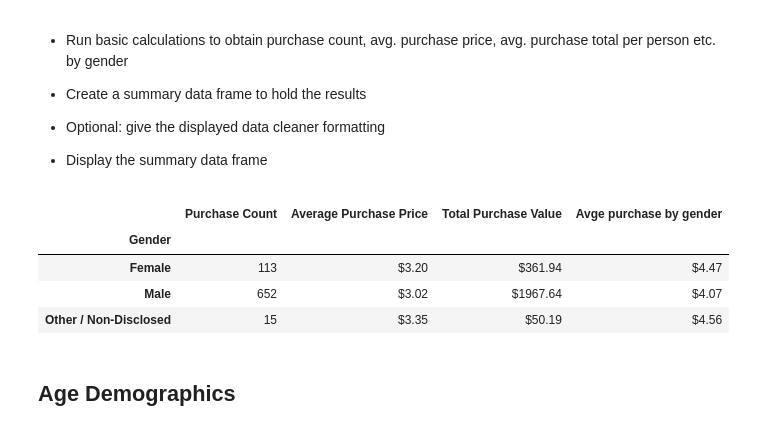
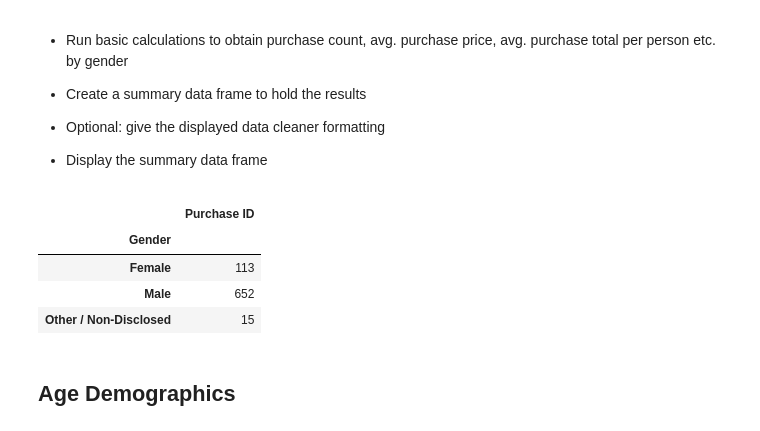
Before and after one commit to deytarb/pandas-challenge, a Jupyter notebook: HeroesOfPymoli_starter.ipynb, the cells around one changed output. Saved outputs shown, nothing was run; the diff lists cells and outputs as text; code cells hidden in the pictures.

```diff
--- a/HeroesOfPymoli_starter.ipynb
+++ b/HeroesOfPymoli_starter.ipynb
@@ -119,42 +123,22 @@ gender_demographics
 
 
 * Display the summary data frame
-# %%
-# Group by Gender
-gender = purchase_data.groupby(["Gender"])
-
-# Data Manipulation
-purch_Count = gender["SN"].count()
-
-purch_Price = gender["Price"].mean()
-
-purch_Value = gender["Price"].sum()
-
-duplicates = purchase_data.drop_duplicates(subset='SN', keep="first")
-grouped_dup = duplicates.groupby(["Gender"])
-
-# Avge purchase per person
-Avge_purchase_gender = (gender["Price"].sum() / grouped_dup["SN"].count())
-
-# Create new DataFrame
-Purch_Anal_Gen = pd.DataFrame({"Purchase Count": purch_Count,
-                              "Average Purchase Price": purch_Price,
-                              "Total Purchase Value": purch_Value,
-                               "Avge purchase by gender": Avge_purchase_gender})
-
-#Dataframe refortmatting
-
-Purch_Anal_Gen["Average Purchase Price"] = Purch_Anal_Gen["Average Purchase Price"].map("${:.2f}".format)
-Purch_Anal_Gen["Total Purchase Value"] = Purch_Anal_Gen["Total Purchase Value"].map("${:.2f}".format)
-Purch_Anal_Gen["Avge purchase by gender"] = Purch_Anal_Gen["Avge purchase by gender"].map("${:.2f}".format)
-
-Purch_Anal_Gen
-# %% [output]
-|  | Purchase Count | Average Purchase Price | Total Purchase Value | Avge purchase by gender |
-| Gender |  |  |  |  |
-| Female | 113 | $3.20 | $361.94 | $4.47 |
-| Male | 652 | $3.02 | $1967.64 | $4.07 |
-| Other / Non-Disclosed | 15 | $3.35 | $50.19 | $4.56 |
+# %%
+#Grouping by gender
+genders = purchase_data["Gender"].unique()
+
+#Adding by gender
+purchase_count = purchase_data["Purchase ID"].sum()
+
+#displaying dataframe results
+gender_purchases = purchase_data.groupby('Gender').agg({'Purchase ID':'count'})
+gender_purchases
+# %% [output]
+|  | Purchase ID |
+| Gender |  |
+| Female | 113 |
+| Male | 652 |
+| Other / Non-Disclosed | 15 |
 # %% [markdown]
 ## Age Demographics
 # %% [markdown]
```
Also changed, not shown: parts of 7 cells of this notebook.
